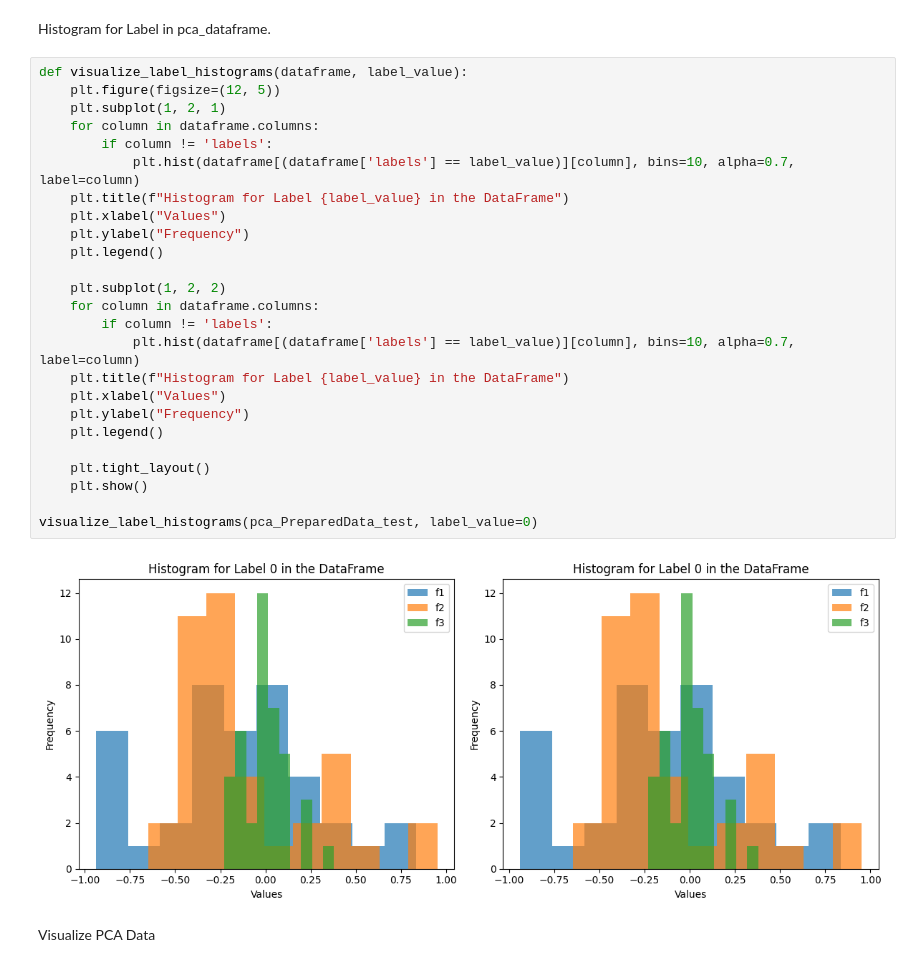
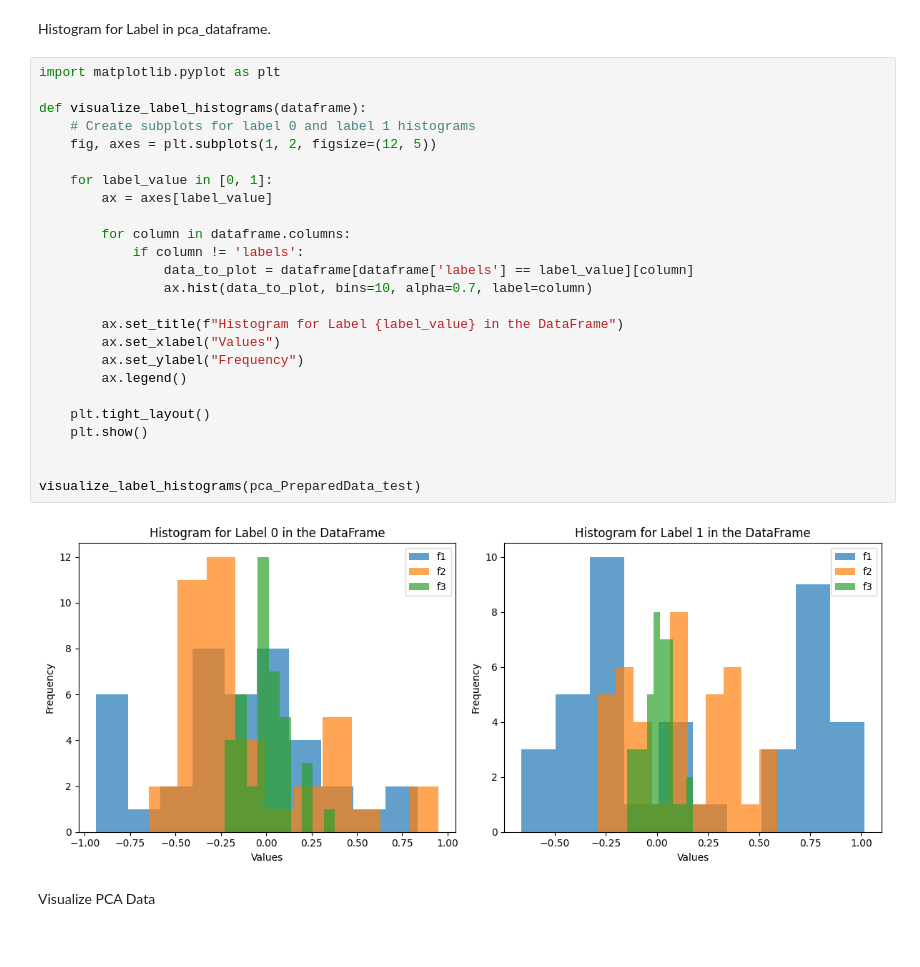
Before and after one commit to dinhanit/Abnormal_Behavior, a Jupyter notebook: Source/Data/EDA_data.ipynb, the cells around one changed output. Cells and saved outputs as stored; diff of their text form.

```diff
--- a/Source/Data/EDA_data.ipynb
+++ b/Source/Data/EDA_data.ipynb
@@ -319,32 +320,32 @@ pca_CombinedData_train:
 # %% [markdown]
 Histogram for Label in pca_dataframe.
 # %%
-def visualize_label_histograms(dataframe, label_value):
-    plt.figure(figsize=(12, 5))
-    plt.subplot(1, 2, 1)
-    for column in dataframe.columns:
-        if column != 'labels':
-            plt.hist(dataframe[(dataframe['labels'] == label_value)][column], bins=10, alpha=0.7, label=column)
-    plt.title(f"Histogram for Label {label_value} in the DataFrame")
-    plt.xlabel("Values")
-    plt.ylabel("Frequency")
-    plt.legend()
+import matplotlib.pyplot as plt
 
-    plt.subplot(1, 2, 2)
-    for column in dataframe.columns:
-        if column != 'labels':
-            plt.hist(dataframe[(dataframe['labels'] == label_value)][column], bins=10, alpha=0.7, label=column)
-    plt.title(f"Histogram for Label {label_value} in the DataFrame")
-    plt.xlabel("Values")
-    plt.ylabel("Frequency")
-    plt.legend()
+def visualize_label_histograms(dataframe):
+    # Create subplots for label 0 and label 1 histograms
+    fig, axes = plt.subplots(1, 2, figsize=(12, 5))
+
+    for label_value in [0, 1]:
+        ax = axes[label_value]
+
+        for column in dataframe.columns:
+            if column != 'labels':
+                data_to_plot = dataframe[dataframe['labels'] == label_value][column]
+                ax.hist(data_to_plot, bins=10, alpha=0.7, label=column)
+
+        ax.set_title(f"Histogram for Label {label_value} in the DataFrame")
+        ax.set_xlabel("Values")
+        ax.set_ylabel("Frequency")
+        ax.legend()
 
     plt.tight_layout()
     plt.show()
 
-visualize_label_histograms(pca_PreparedData_test, label_value=0)
+
+visualize_label_histograms(pca_PreparedData_test)
 # %% [output]
-[figure, old version]
+[figure, new version]
 # %% [markdown]
 Visualize PCA Data
 # %%
```
Also changed, not shown: parts of 7 cells of this notebook.
